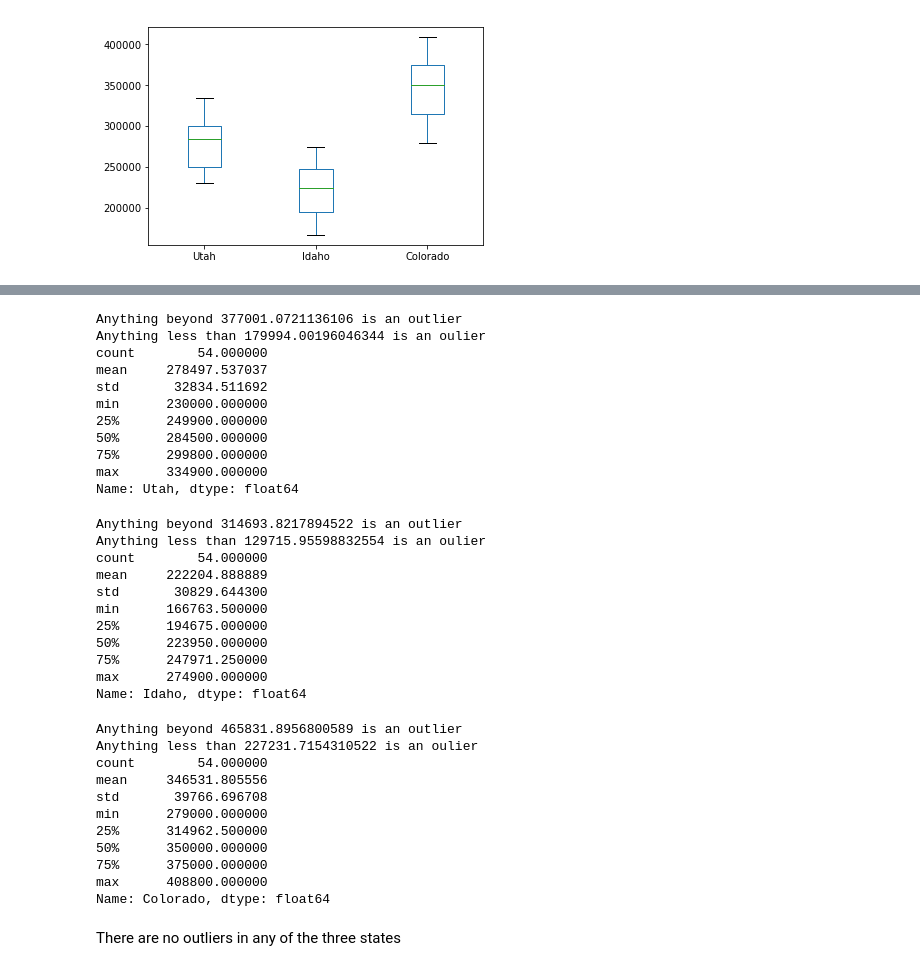
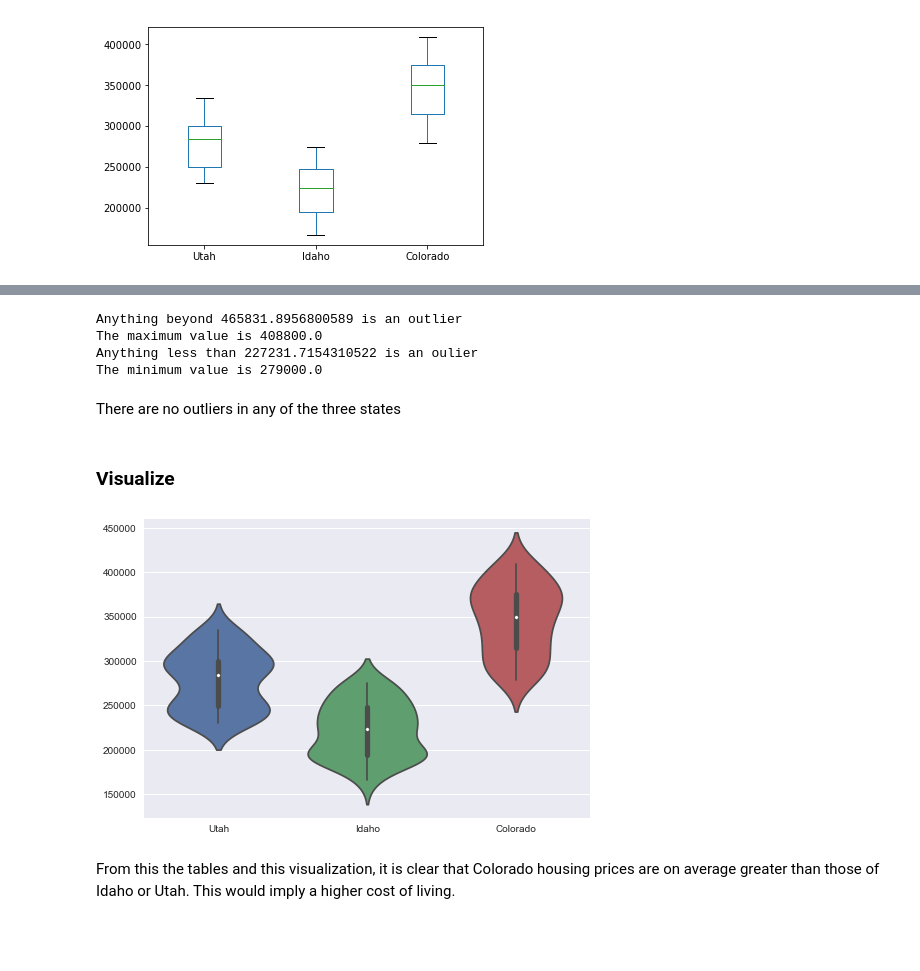
Before and after one commit to TristanMoser/byu_econ_applied_machine_learning, a Jupyter notebook: homeworks/Homework_1_TristanMoser.ipynb, the cells around one changed output, grey strips where cells are left out. Drawn from its saved outputs; the diff is of its cells as text; code cells hidden in the pictures; blank space fills up the shorter version.

```diff
--- a/homeworks/Homework_1_TristanMoser.ipynb
+++ b/homeworks/Homework_1_TristanMoser.ipynb
@@ -127,62 +157,26 @@ uicbox= uic.plot(kind='box')
 # %%
-#Utah Outliers
-std_Utah= uic['Utah'].std()
-maxoutUtah= (std_Utah*3)+ uic['Utah'].mean()
-minoutUtah= uic['Utah'].mean() - (std_Utah*3)
-print('Anything beyond {} is an outlier'.format(maxoutUtah))
-print('Anything less than {} is an oulier'.format(minoutUtah))
-print(uic['Utah'].describe())
+#Colorado Outliers
+std_Colorado= uic['Colorado'].std()
+maxoutColorado= (std_Colorado*3)+ uic['Colorado'].mean()
+minoutColorado= uic['Colorado'].mean() - (std_Colorado*3)
+print('Anything beyond {} is an outlier'.format(maxoutColorado))
+print('The maximum value is {}'.format(uic['Colorado'].max()))
+print('Anything less than {} is an oulier'.format(minoutColorado))
+print('The minimum value is {}'.format(uic['Colorado'].min()))
 # %% [output]
-Anything beyond 377001.0721136106 is an outlier
-Anything less than 179994.00196046344 is an oulier
-count        54.000000
-mean     278497.537037
-std       32834.511692
-min      230000.000000
-25%      249900.000000
-50%      284500.000000
-75%      299800.000000
-max      334900.000000
-Name: Utah, dtype: float64
+Anything beyond 465831.8956800589 is an outlier
+The maximum value is 408800.0
+Anything less than 227231.7154310522 is an oulier
+The minimum value is 279000.0
-# %%
-#Idaho Outliers
-std_Idaho= uic['Idaho'].std()
-maxoutIdaho= (std_Idaho*3)+ uic['Idaho'].mean()
-minoutIdaho= uic['Idaho'].mean() - (std_Idaho*3)
-print('Anything beyond {} is an outlier'.format(maxoutIdaho))
-print('Anything less than {} is an oulier'.format(minoutIdaho))
-print(uic['Idaho'].describe())
-# %% [output]
-Anything beyond 314693.8217894522 is an outlier
-Anything less than 129715.95598832554 is an oulier
-count        54.000000
-mean     222204.888889
-std       30829.644300
-min      166763.500000
-25%      194675.000000
-50%      223950.000000
-75%      247971.250000
-max      274900.000000
-Name: Idaho, dtype: float64
-# %%
-#Colorado Outliers
-std_Colorado= uic['Colorado'].std()
-maxoutColorado= (std_Colorado*3)+ uic['Colorado'].mean()
-minoutColorado= uic['Colorado'].mean() - (std_Colorado*3)
-print('Anything beyond {} is an outlier'.format(maxoutColorado))
-print('Anything less than {} is an oulier'.format(minoutColorado))
-print(uic['Colorado'].describe())
-# %% [output]
-Anything beyond 465831.8956800589 is an outlier
-Anything less than 227231.7154310522 is an oulier
-count        54.000000
-mean     346531.805556
-std       39766.696708
-min      279000.000000
-25%      314962.500000
-50%      350000.000000
-75%      375000.000000
-max      408800.000000
-Name: Colorado, dtype: float64
 # %% [markdown]
 There are no outliers in any of the three states
+# %% [markdown]
+### Visualize
+# %%
+import seaborn as sns
+sns.violinplot(uic)
+sns.despine(left=True, bottom=True)
+# %% [output]
+[figure, added]
+# %% [markdown]
+From this the tables and this visualization, it is clear that Colorado housing prices are on average greater than those of Idaho or Utah. This would imply a higher cost of living.
```
Also changed, not shown: parts of 18 cells of this notebook.
